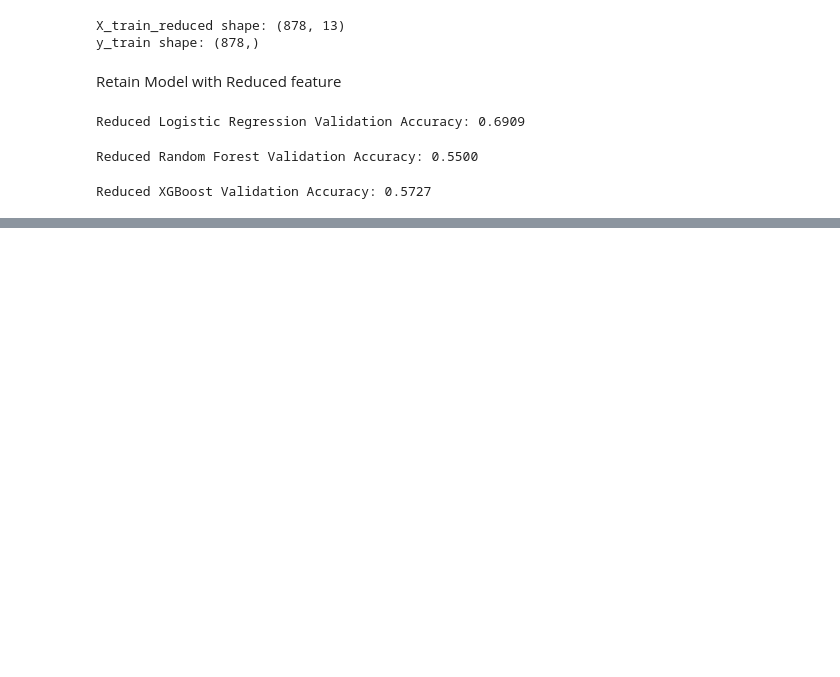
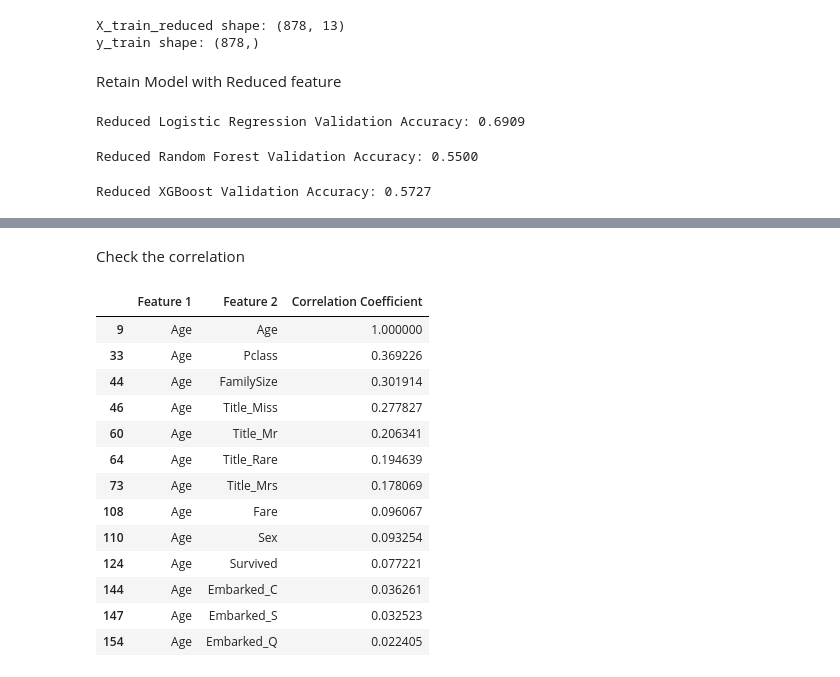
Before and after one commit to MonitSharma/KaggleCompetitions, a Jupyter notebook: titanic/pre-lim/full_titanic_test.ipynb, the cells around one changed output, grey strips where cells are left out. Drawn from its saved outputs; the diff is of its cells as text; code cells hidden in the pictures; blank space fills up the shorter version.

```diff
--- a/titanic/full_titanic_test.ipynb
+++ b/titanic/pre-lim/full_titanic_test.ipynb
@@ -727,0 +916,26 @@ Reduced XGBoost Validation Accuracy: 0.5727
+# %% [markdown]
+Check the correlation
+# %%
+# Encode categorical variables using one-hot encoding
+train_encoded = pd.get_dummies(train)
+test_encoded = pd.get_dummies(test)
+
+# Check correlation of Age with other variables
+age_corr = train_encoded.corr().abs().unstack().sort_values(kind="quicksort", ascending=False).reset_index()
+age_corr.rename(columns={"level_0": "Feature 1", "level_1": "Feature 2", 0: 'Correlation Coefficient'}, inplace=True)
+age_corr[age_corr['Feature 1'] == 'Age']
+# %% [output]
+|  | Feature 1 | Feature 2 | Correlation Coefficient |
+| 9 | Age | Age | 1.000000 |
+| 33 | Age | Pclass | 0.369226 |
+| 44 | Age | FamilySize | 0.301914 |
+| 46 | Age | Title_Miss | 0.277827 |
+| 60 | Age | Title_Mr | 0.206341 |
+| 64 | Age | Title_Rare | 0.194639 |
+| 73 | Age | Title_Mrs | 0.178069 |
+| 108 | Age | Fare | 0.096067 |
+| 110 | Age | Sex | 0.093254 |
+| 124 | Age | Survived | 0.077221 |
+| 144 | Age | Embarked_C | 0.036261 |
+| 147 | Age | Embarked_S | 0.032523 |
+| 154 | Age | Embarked_Q | 0.022405 |
```
Also changed, not shown: parts of 33 cells of this notebook, 7 other files.
